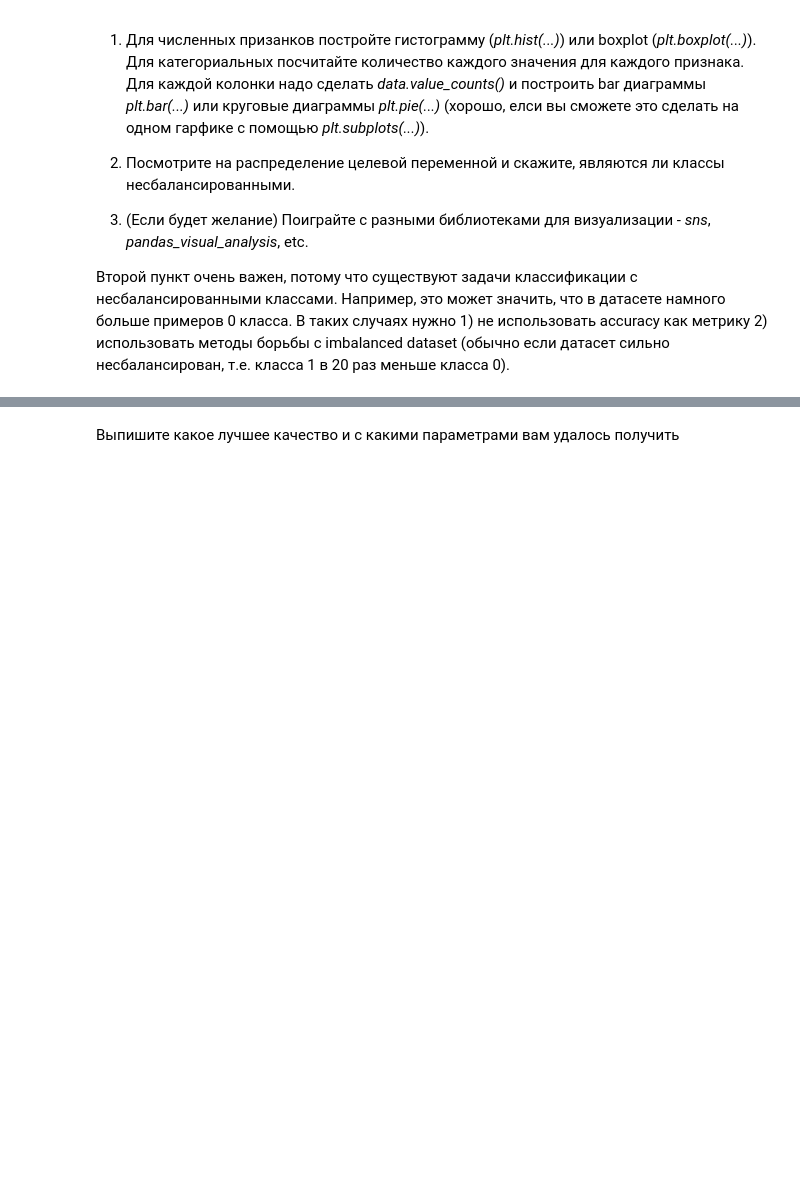
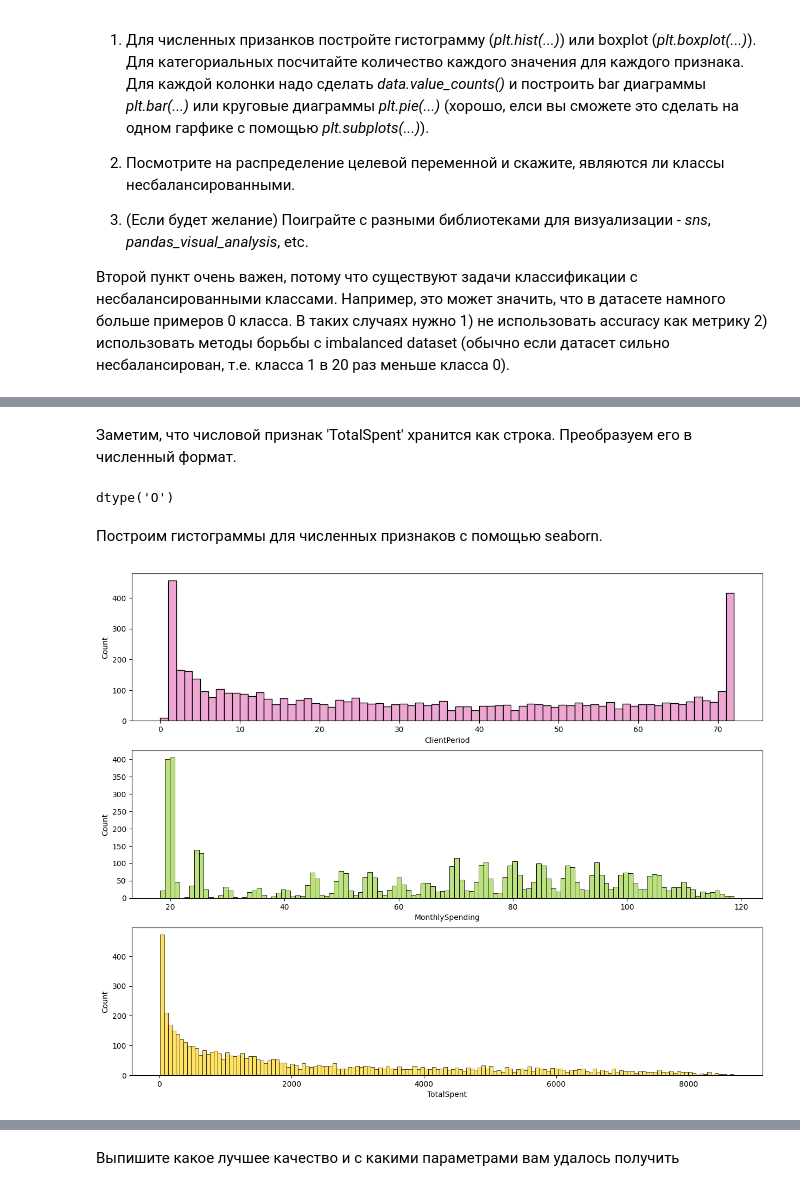
Before and after one commit to winpeperk/dls, a Jupyter notebook: week_03_composition_model_selection/Homework/hw_3_kaggle.ipynb, the cells around one changed output, grey strips where cells are left out. Cells and saved outputs as stored; diff of their text form; code cells hidden in the pictures; blank space fills up the shorter version.

```diff
--- a/week_03_composition_model_selection/Homework/hw_3_kaggle.ipynb
+++ b/week_03_composition_model_selection/Homework/hw_3_kaggle.ipynb
@@ -159,0 +157,25 @@ target_col = 'Churn'
+# %% [markdown]
+Заметим, что числовой признак 'TotalSpent' хранится как строка. Преобразуем его в численный формат.
+# %%
+train['TotalSpent'].dtype
+# %% [output]
+dtype('O')
+# %%
+train['TotalSpent'] = pd.to_numeric(train['TotalSpent'], errors='coerce')
+test['TotalSpent'] = pd.to_numeric(test['TotalSpent'], errors='coerce')
+# %% [markdown]
+Построим гистограммы для численных признаков с помощью seaborn.
+# %%
+fig, ax = plt.subplots(3, 1, figsize=(15, 12))
+
+for i, num_col in enumerate(num_cols):
+  bins = round(train[num_col].max())
+  sns.histplot(data=train[num_col],
+               color=sns.color_palette('Set2')[i+3],
+               bins=bins if bins <= 150 else 150,
+               ax=ax[i])
+  ax[i].set_xlabel(num_col)
+
+plt.show()
+# %% [output]
+[figure, added]
```
Also changed, not shown: parts of 42 cells of this notebook.
